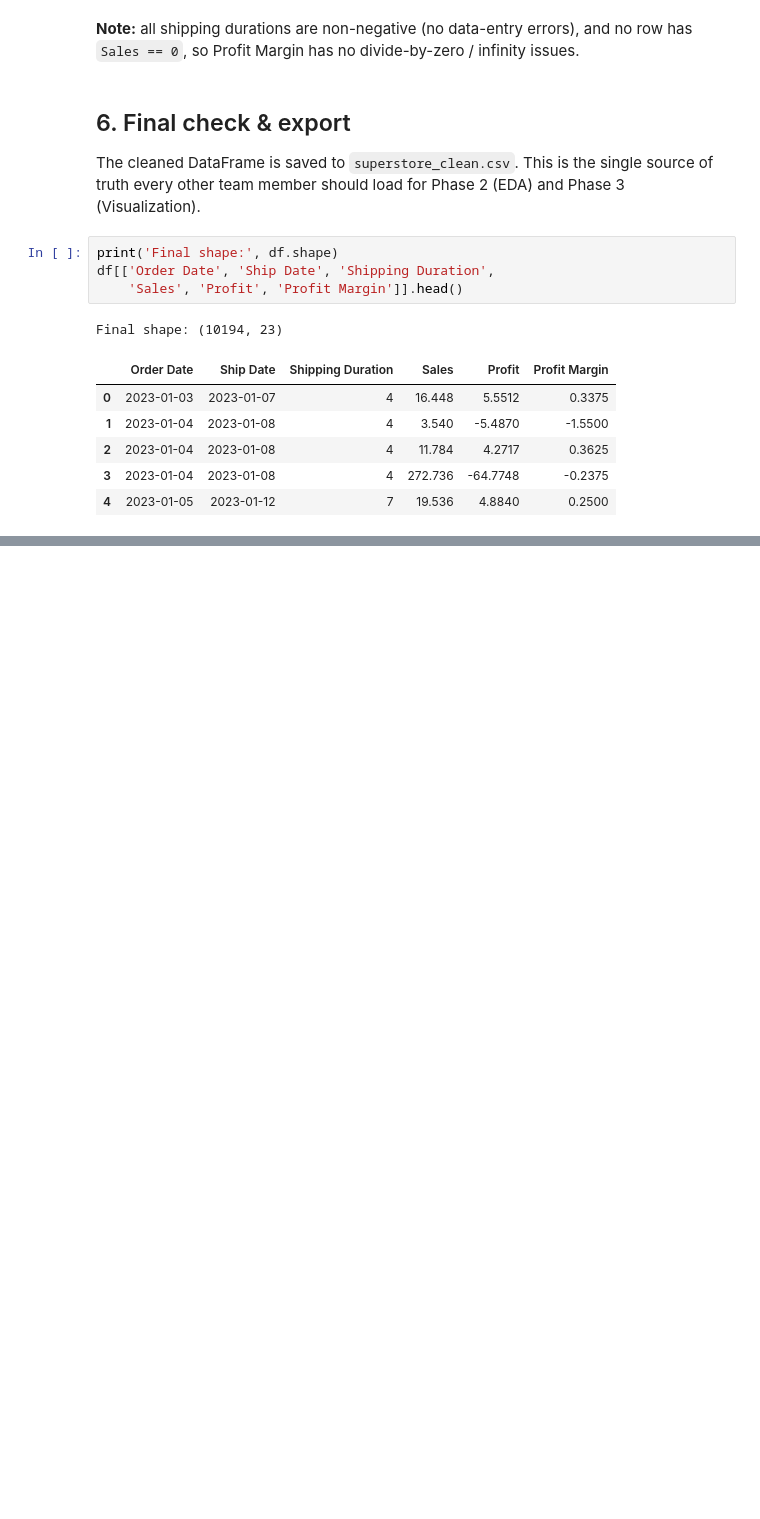
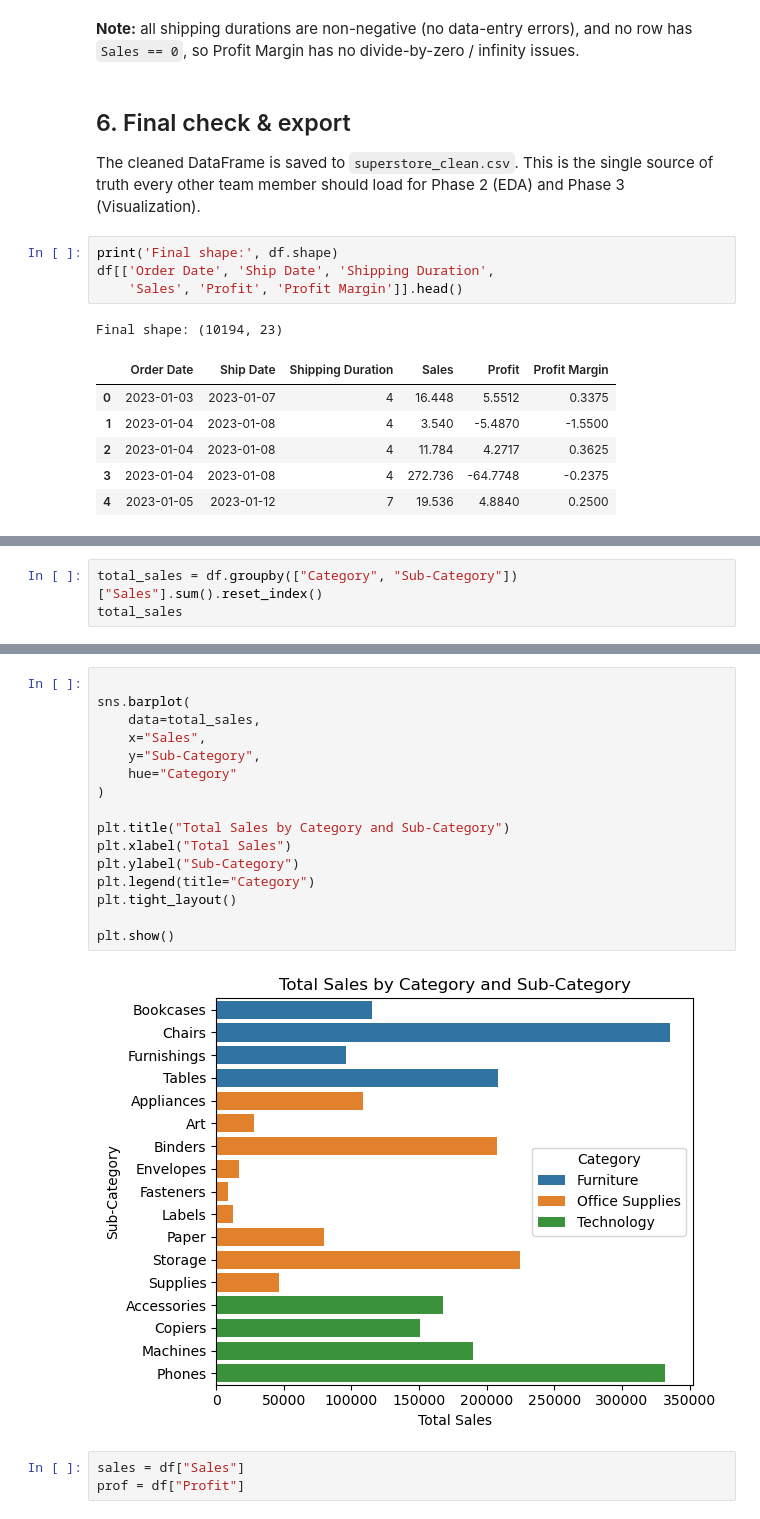
Before and after one commit to Nooran-k/Superstore-sales, a Jupyter notebook: superstore_phase1_cleaning.ipynb, the cells around one changed output, grey strips where cells are left out. Saved outputs shown, nothing was run; the diff lists cells and outputs as text; blank space fills up the shorter version.

```diff
--- a/superstore_phase1_cleaning.ipynb
+++ b/superstore_phase1_cleaning.ipynb
@@ -156,0 +204,3 @@ Saved cleaned dataset -> superstore_clean.csv
+# %%
+total_sales = df.groupby(["Category", "Sub-Category"])["Sales"].sum().reset_index()
+total_sales
@@ -156,0 +226,21 @@ Saved cleaned dataset -> superstore_clean.csv
+# %%
+
+sns.barplot(
+    data=total_sales,
+    x="Sales",
+    y="Sub-Category",
+    hue="Category"
+)
+
+plt.title("Total Sales by Category and Sub-Category")
+plt.xlabel("Total Sales")
+plt.ylabel("Sub-Category")
+plt.legend(title="Category")
+plt.tight_layout()
+
+plt.show()
+# %% [output]
+[figure, added]
+# %%
+sales = df["Sales"]
+prof = df["Profit"]
```
Also changed, not shown: parts of 9 cells of this notebook, 1 other file.
